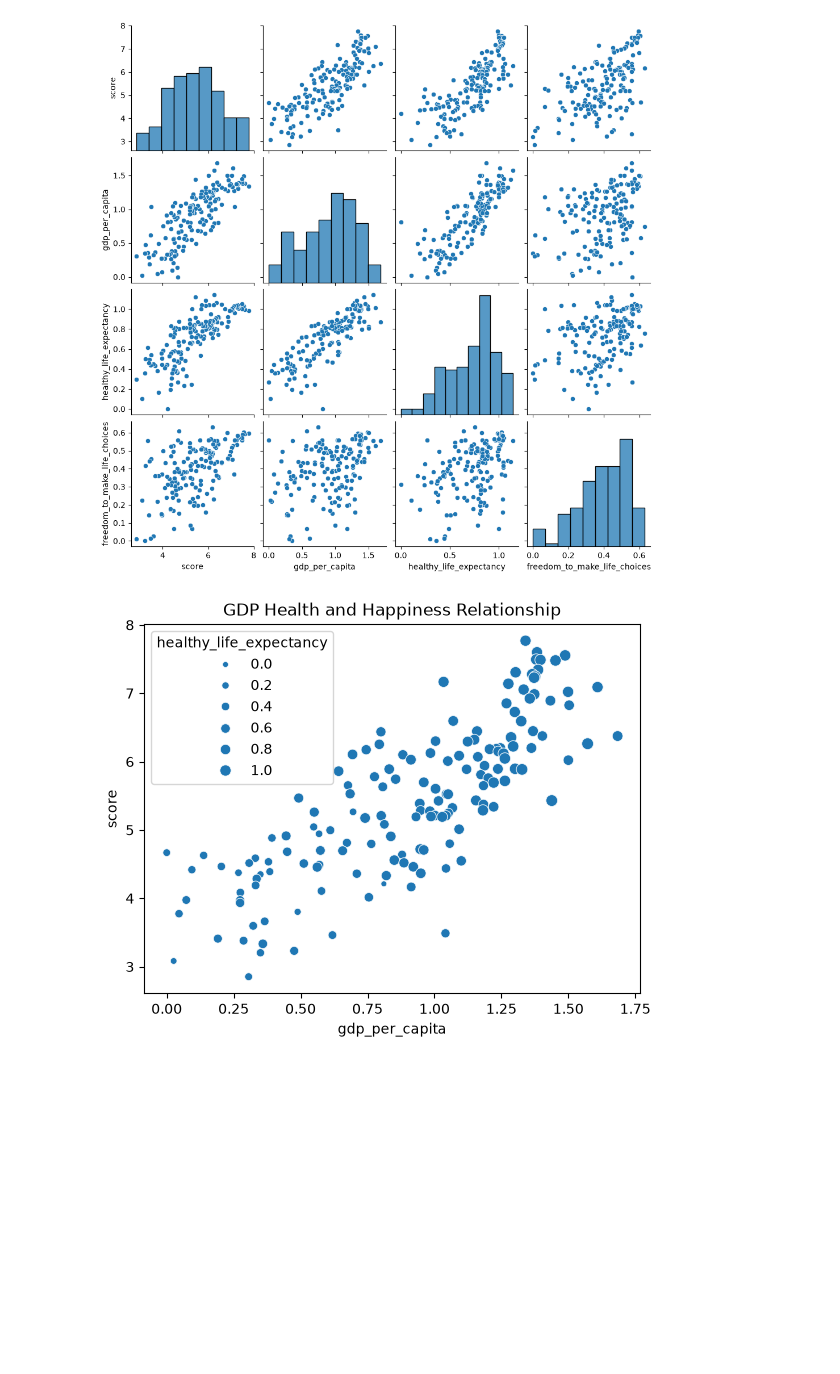
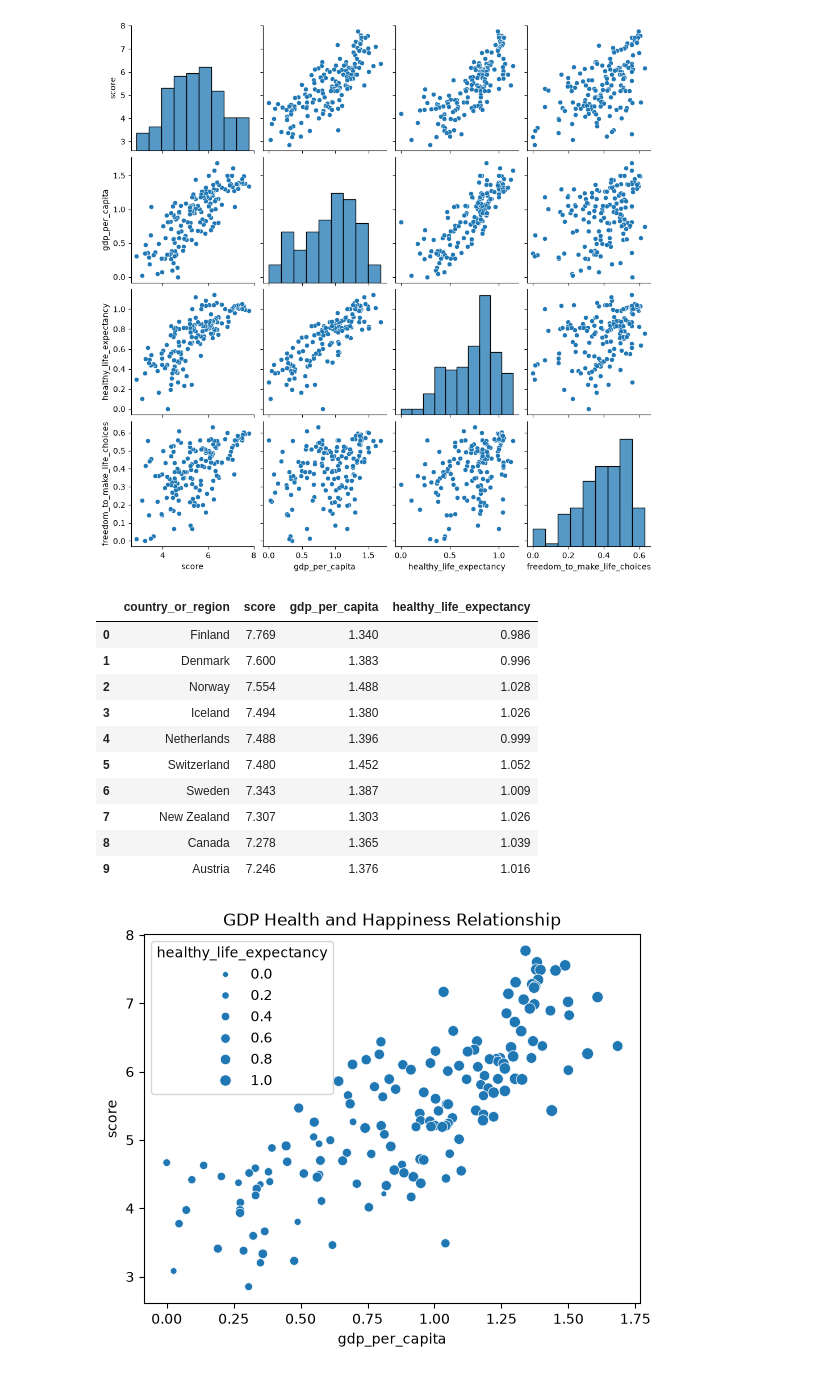
Before and after one commit to kavyaOntiAIEngineer/AI-Training, a Jupyter notebook: 2026-07-09/worldHappinessReport/worldHappinessReport.ipynb, the cells around one changed output. Cells and saved outputs as stored; diff of their text form; code cells hidden in the pictures; blank space fills up the shorter version.

```diff
--- a/2026-07-09/worldHappinessReport/worldHappinessReport.ipynb
+++ b/2026-07-09/worldHappinessReport/worldHappinessReport.ipynb
@@ -303,6 +487,32 @@ sns.pairplot(
 plt.show()
 # %% [output]
 [figure]
+# %%
+# %%
+
+multi_table = df[
+    [
+        "country_or_region",
+        "score",
+        "gdp_per_capita",
+        "healthy_life_expectancy"
+    ]
+]
+
+
+multi_table.head(10)
+# %% [output]
+|  | country_or_region | score | gdp_per_capita | healthy_life_expectancy |
+| 0 | Finland | 7.769 | 1.340 | 0.986 |
+| 1 | Denmark | 7.600 | 1.383 | 0.996 |
+| 2 | Norway | 7.554 | 1.488 | 1.028 |
+| 3 | Iceland | 7.494 | 1.380 | 1.026 |
+| 4 | Netherlands | 7.488 | 1.396 | 0.999 |
+| 5 | Switzerland | 7.480 | 1.452 | 1.052 |
+| 6 | Sweden | 7.343 | 1.387 | 1.009 |
+| 7 | New Zealand | 7.307 | 1.303 | 1.026 |
+| 8 | Canada | 7.278 | 1.365 | 1.039 |
+| 9 | Austria | 7.246 | 1.376 | 1.016 |
 # %%
 # GDP Health and Happiness Relationship
 
```
Also changed, not shown: parts of 8 cells of this notebook, 3 other files.
